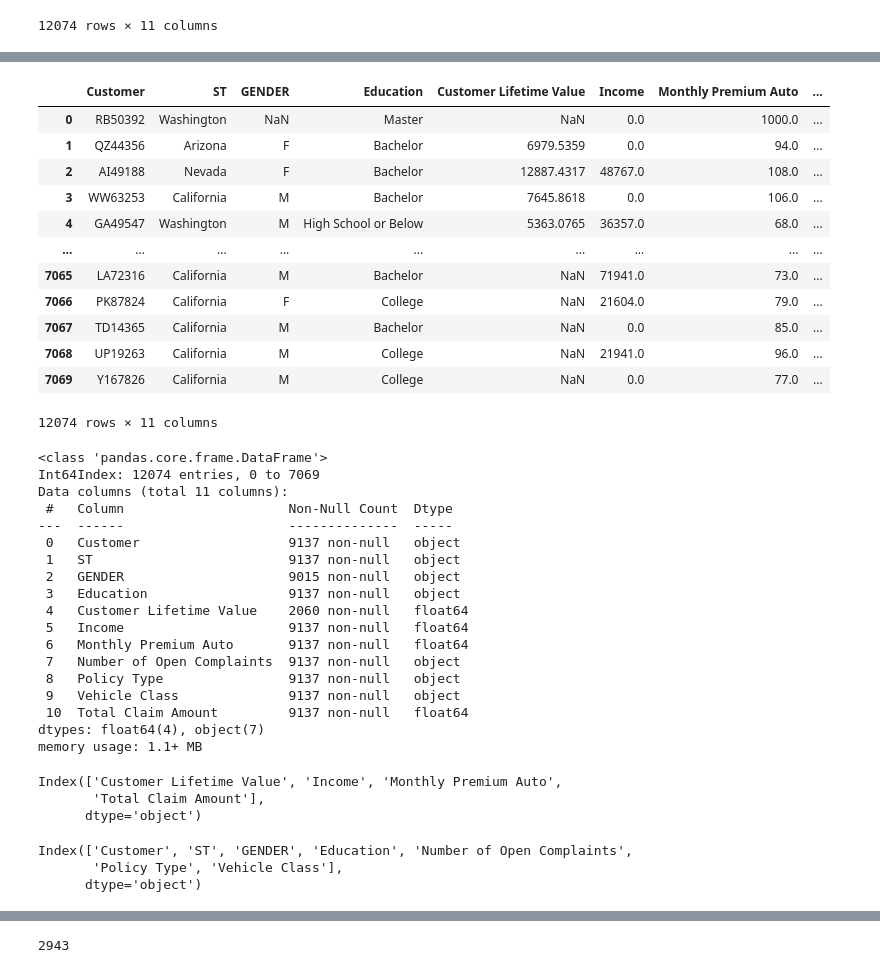
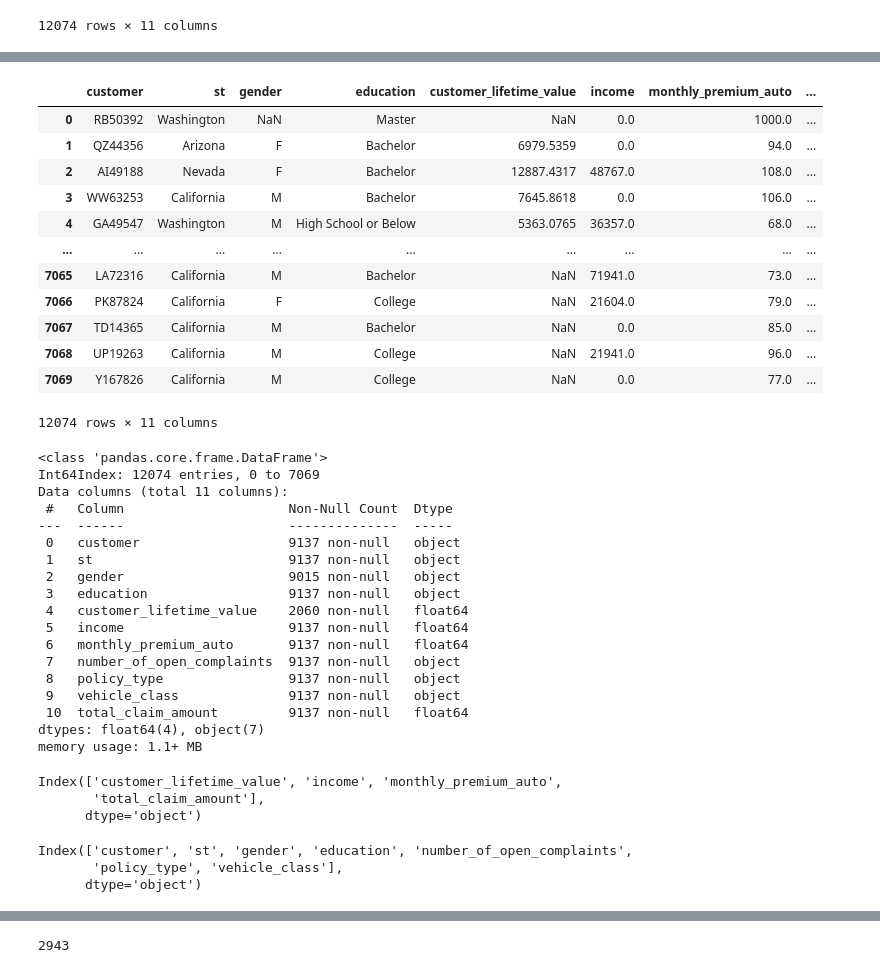
Before and after one commit to chaosskill/ironhack_lab-customer-analysis-round-1, a Jupyter notebook: solution.ipynb, the cells around one changed output, grey strips where cells are left out. Drawn from its saved outputs; the diff is of its cells as text; code cells hidden in the pictures.

```diff
--- a/solution.ipynb
+++ b/solution.ipynb
@@ -138,3 +138,8 @@ data
 | 7068 | UP19263 | California | M | College | 7524.442436 | 21941.0 | 96.0 | ... |
 | 7069 | Y167826 | California | M | College | 2611.836866 | 0.0 | 77.0 | ... |
 12074 rows × 11 columns
+# %%
+#Standardize header names.
+data.columns = data.columns.str.lower()
+data.columns = data.columns.str.replace(' ', '_')
+data
@@ -141,11 +160,11 @@ data
 # %%
 # Correct the values in the column 'customer lifetime value'.
 # They are given as a percent, so divide them by 100
 # and change dtype to numerical type. (only 2 of the files need this step.)
-data['Customer Lifetime Value'] = data['Customer Lifetime Value'].str.replace('%', '').astype(float)/100
+data['customer_lifetime_value'] = data['customer_lifetime_value'].str.replace('%', '').astype(float)/100
 data
 # %% [output]
-|  | Customer | ST | GENDER | Education | Customer Lifetime Value | Income | Monthly Premium Auto | ... |
+|  | customer | st | gender | education | customer_lifetime_value | income | monthly_premium_auto | ... |
 | 0 | RB50392 | Washington | NaN | Master | NaN | 0.0 | 1000.0 | ... |
 | 1 | QZ44356 | Arizona | F | Bachelor | 6979.5359 | 0.0 | 94.0 | ... |
 | 2 | AI49188 | Nevada | F | Bachelor | 12887.4317 | 48767.0 | 108.0 | ... |
@@ -167,32 +186,32 @@ Int64Index: 12074 entries, 0 to 7069
 Data columns (total 11 columns):
  #   Column                     Non-Null Count  Dtype
 ---  ------                     --------------  -----
- 0   Customer                   9137 non-null   object
- 1   ST                         9137 non-null   object
- 2   GENDER                     9015 non-null   object
- 3   Education                  9137 non-null   object
- 4   Customer Lifetime Value    2060 non-null   float64
- 5   Income                     9137 non-null   float64
- 6   Monthly Premium Auto       9137 non-null   float64
- 7   Number of Open Complaints  9137 non-null   object
- 8   Policy Type                9137 non-null   object
- 9   Vehicle Class              9137 non-null   object
- 10  Total Claim Amount         9137 non-null   float64
+ 0   customer                   9137 non-null   object
+ 1   st                         9137 non-null   object
+ 2   gender                     9015 non-null   object
+ 3   education                  9137 non-null   object
+ 4   customer_lifetime_value    2060 non-null   float64
+ 5   income                     9137 non-null   float64
+ 6   monthly_premium_auto       9137 non-null   float64
+ 7   number_of_open_complaints  9137 non-null   object
+ 8   policy_type                9137 non-null   object
+ 9   vehicle_class              9137 non-null   object
+ 10  total_claim_amount         9137 non-null   float64
 dtypes: float64(4), object(7)
 memory usage: 1.1+ MB
 # %%
 # Which columns are numerical?
 data.select_dtypes('float64').columns
 # %% [output]
-Index(['Customer Lifetime Value', 'Income', 'Monthly Premium Auto',
-       'Total Claim Amount'],
+Index(['customer_lifetime_value', 'income', 'monthly_premium_auto',
+       'total_claim_amount'],
       dtype='object')
 # %%
 # Which columns are categorical?
 data.select_dtypes('object').columns
 # %% [output]
-Index(['Customer', 'ST', 'GENDER', 'Education', 'Number of Open Complaints',
-       'Policy Type', 'Vehicle Class'],
+Index(['customer', 'st', 'gender', 'education', 'number_of_open_complaints',
+       'policy_type', 'vehicle_class'],
       dtype='object')
 # %%
 # Perform the data cleaning operations mentioned so far in class
```
Also changed, not shown: parts of 6 cells of this notebook.
